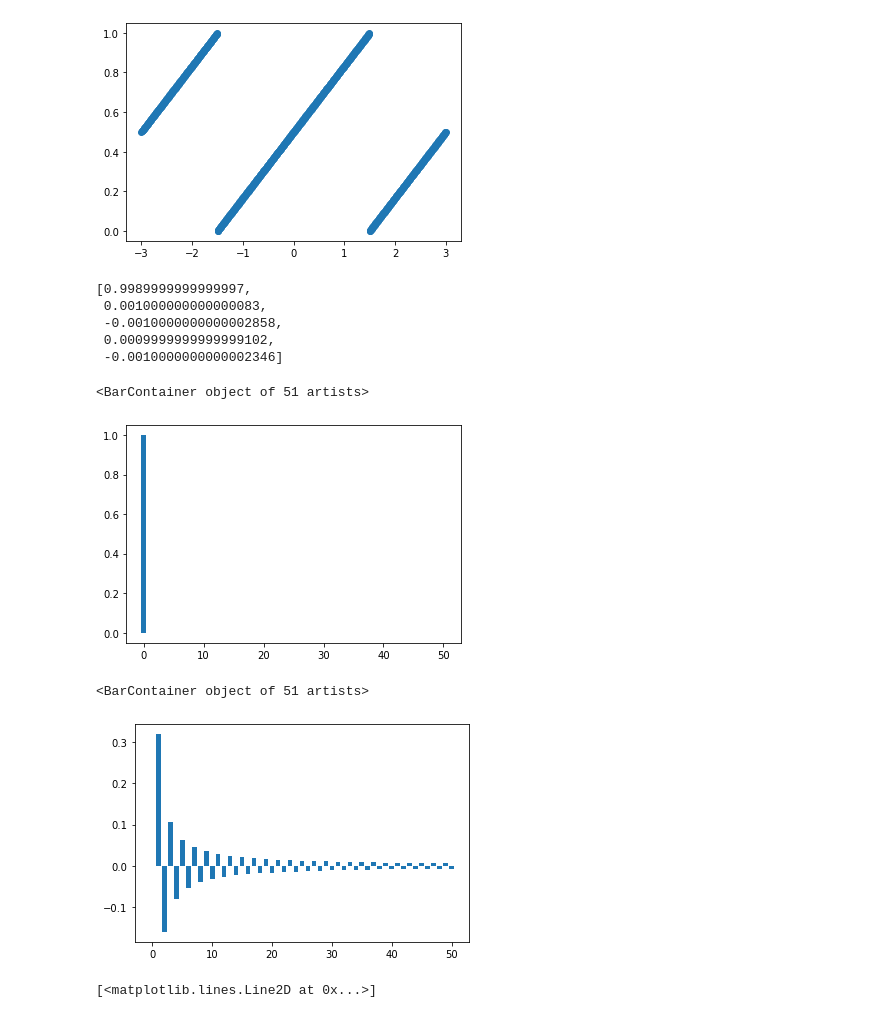
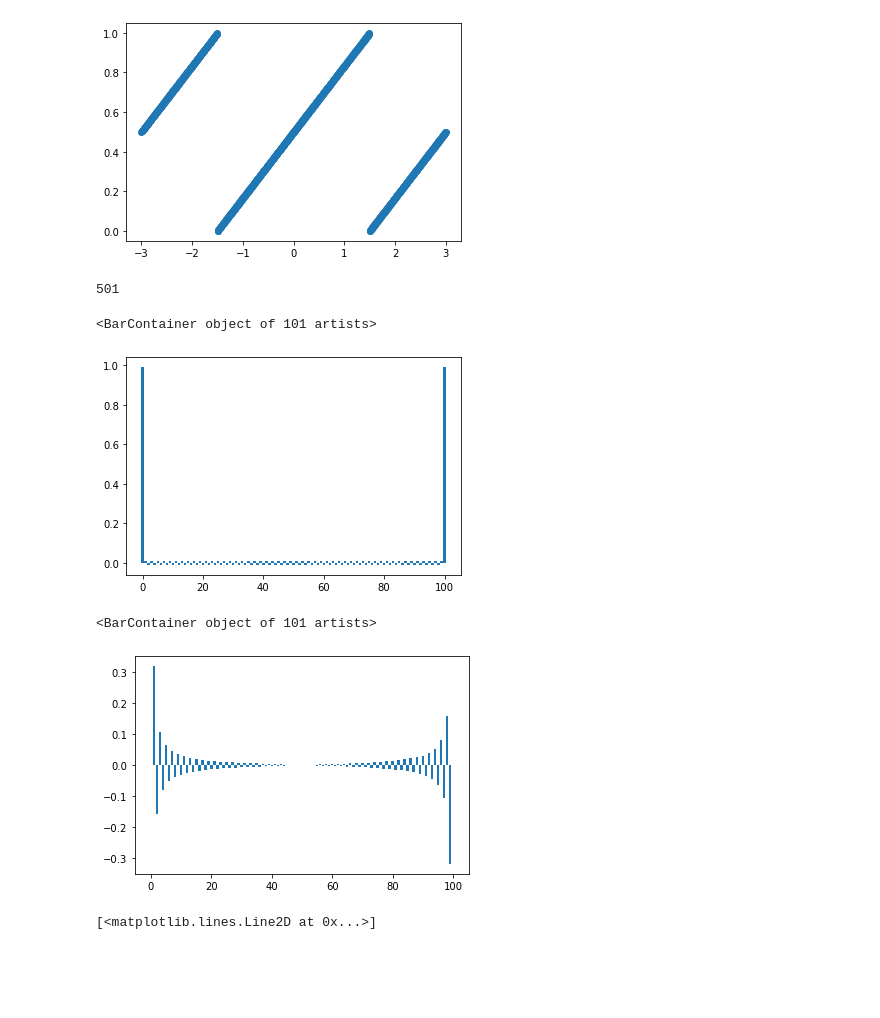
Before and after one commit to BrayanGar123/FISI2028-202010, a Jupyter notebook: ejercicios/semana10/fourier.ipynb, the cells around one changed output. Drawn from its saved outputs; the diff is of its cells as text; code cells hidden in the pictures; blank space fills up the shorter version.

```diff
--- a/ejercicios/semana10/fourier.ipynb
+++ b/ejercicios/semana10/fourier.ipynb
@@ -96,28 +96,24 @@ def SFourier_ASIM(t,y,kMax=10):
     return a,b
 # %%
 T = 3
-N = 1000
+N = 100
 t = np.linspace(0,T,N+1)
 # res_a,res_b = SFourier(triangul(t,A=1,a=1,T=T,x0=1.5,center=0),T,kMax=500)
 res_a,res_b = SFourier_ASIM(t,triangul(t,A=1,a=1,T=T,x0=1.5,center=0),kMax=500)
-# %%
-res_a[:5]
-# %% [output]
-[0.9989999999999997,
- 0.001000000000000083,
- -0.0010000000000002858,
- 0.0009999999999999102,
- -0.0010000000000002346]
+# %%
+len(res_a[:])
+# %% [output]
+501
 # %%
-plt.bar(np.arange(50+1),res_a[:51])
+plt.bar(np.arange(100+1),res_a[:101])
 # %% [output]
-<BarContainer object of 51 artists>
+<BarContainer object of 101 artists>
-[figure, old version]
+[figure, new version]
 # %%
-plt.bar(np.arange(50+1),res_b[:51])
+plt.bar(np.arange(100+1),res_b[:101])
 # %% [output]
-<BarContainer object of 51 artists>
+<BarContainer object of 101 artists>
-[figure, old version]
+[figure, new version]
 # %%
 def invSFourier(t,a,b,T):
     assert len(a) == len(b)
```
Also changed, not shown: parts of 15 cells of this notebook, 1 other file.
